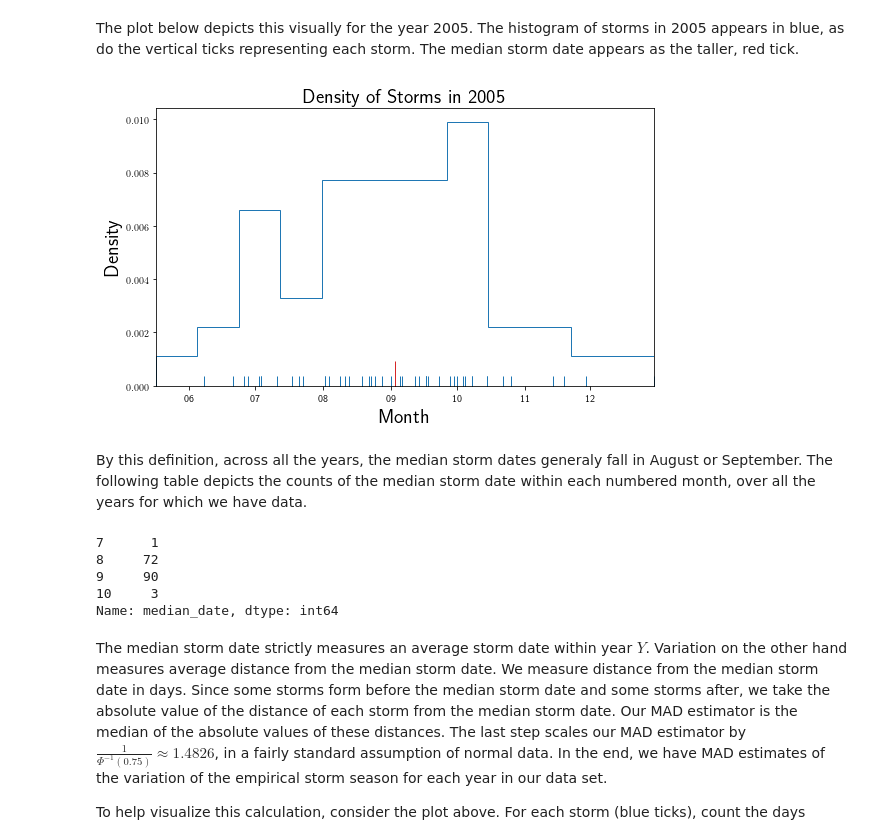
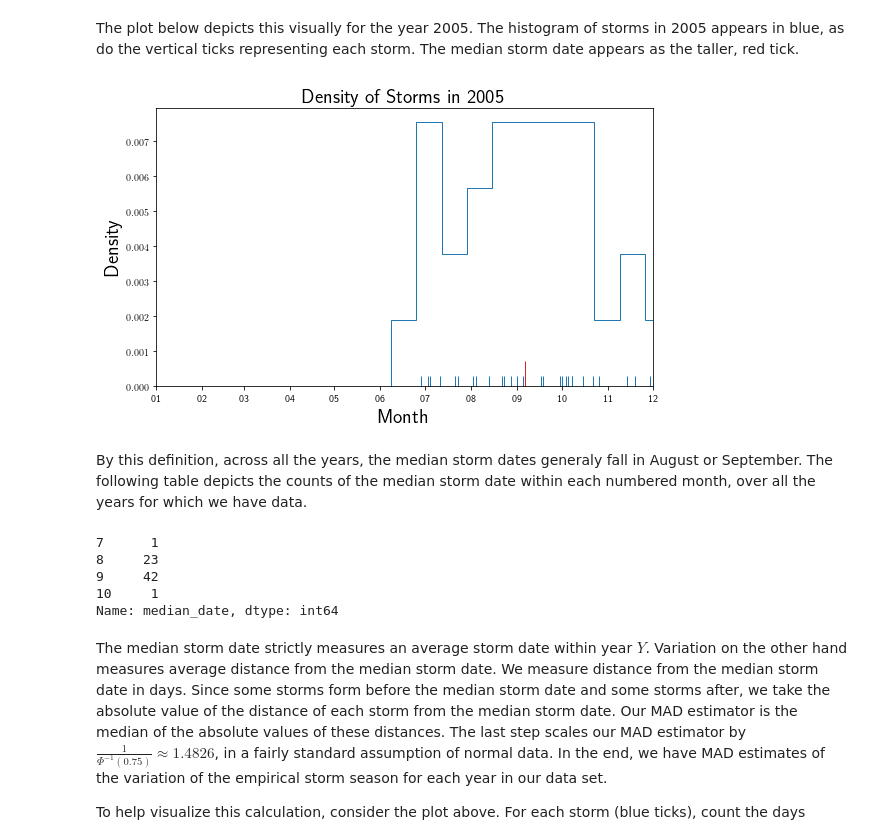
Before and after one commit to roualdes/stormevents, a Jupyter notebook: stormevents.ipynb, the cells around one changed output. Cells and saved outputs as stored; diff of their text form; code cells hidden in the pictures.

```diff
--- a/stormevents.ipynb
+++ b/stormevents.ipynb
@@ -61,11 +57,13 @@ To properly work with dates in Python, we convert dates, from the format YYYMMDD
 df['date'] = pd.to_datetime(df['date'], format='%Y%m%d')
 df.drop_duplicates('name', inplace=True) # don't double count storms
 df['year'] = df.date.dt.year
+df = df.loc[df['year'] >= 1950]
 df['month'] = df.date.dt.month
 df['cnum_dates'] = mdates.date2num([datetime.datetime(2018, d.month, d.day)
                          for _, d in df['date'].dropna().iteritems()])
 df['num_dates'] = mdates.date2num([datetime.datetime(d.year, d.month, d.day)
                          for _, d in df['date'].iteritems()])
-df.head()
+Adf = df.loc[df['name'].str.contains('^AL')].copy() # Atlantic, for now
+Adf.head()
 # %% [output]
 |  | date | time | record_identifier | intensity_rating | name | year | month | cnum_dates | ... |
@@ -140,37 +137,37 @@ In an effort to answer Dean Hassenzahl's question, we attempt to measure the var
 
 To measure the variation of the emprical storm season over time, first consider a year $Y$.  In year $Y$, there will be a handful of storms that occur at different times.  Recall, we converted dates to numbers as per the discussion above in Section Data Preparation.  Define the median storm date as the date corresponding to the median of the numbers that represent the storms' dates.
 # %%
-df['median'] = df.groupby('year')['num_dates'].transform(lambda x: x.median())
-df['median_date'] = mdates.num2date(df['median'])
+Adf['median'] = Adf.groupby('year')['num_dates'].transform(lambda x: x.median())
+Adf['median_date'] = mdates.num2date(Adf['median'])
 # %% [markdown]
 The plot below depicts this visually for the year 2005.  The histogram of storms in 2005 appears in blue, as do the vertical ticks representing each storm.  The median storm date appears as the taller, red tick.
 <a id='2005_density'></a>
 # %%
 idx_2005 = df['year'] == 2005
 fig, ax = plt.subplots(1, 1, figsize=(8, 5))
 ax.cla()
-bp.histogram(df['num_dates'].loc[idx_2005], bins=365//30)
-bp.rug(df['num_dates'].loc[idx_2005].values, markersize=20)
-bp.rug(df['median'].loc[idx_2005].values[:1], markersize=50, color='tab:red')
+bp.histogram(Adf['num_dates'].loc[idx_2005], bins=365//30)
+bp.rug(Adf['num_dates'].loc[idx_2005].values, markersize=20)
+bp.rug(Adf['median'].loc[idx_2005].values[:1], markersize=50, color='tab:red')
 plt.xlabel('Month', fontsize=20)
 plt.ylabel('Density', fontsize=20)
 plt.title('Density of Storms in 2005', fontsize=20)
-ax.set_xlim([df['num_dates'].loc[idx_2005].min(),
-             df['num_dates'].loc[idx_2005].max()])
+ax.set_xlim([datetime.datetime(2005, 1, 1),
+             datetime.datetime(2005, 12, 1)])
 ax.xaxis.set_major_locator(mdates.AutoDateLocator())
 ax.xaxis.set_major_formatter(mdates.DateFormatter('%m'))
 plt.tight_layout()
 # %% [output]
-[figure, old version]
+[figure, new version]
 # %% [markdown]
 By this definition, across all the years, the median storm dates generaly fall in August or September.  The following table depicts the counts of the median storm date within each numbered month, over all the years for which we have data.
 # %%
-df.drop_duplicates('year', inplace=False)['median_date'].dt.month.value_counts().sort_index()
+Adf.drop_duplicates('year', inplace=False)['median_date'].dt.month.value_counts().sort_index()
 # %% [output]
 7      1
-8     72
-9     90
-10     3
+8     23
+9     42
+10     1
 Name: median_date, dtype: int64
 # %% [markdown]
 The median storm date strictly measures an average storm date within year $Y$. Variation on the other hand measures average distance from the median storm date.  We measure distance from the median storm date in days.  Since some storms form before the median storm date and some storms after, we take the absolute value of the distance of each storm from the median storm date. Our MAD estimator is the median of the absolute values of these distances.  The last step scales our MAD estimator by $\frac{1}{\Phi^{-1}(0.75)} \approx 1.4826$, in a fairly standard assumption of normal data.  In the end, we have MAD estimates of the variation of the empirical storm season for each year in our data set.
```
Also changed, not shown: parts of 81 cells of this notebook, 1 other file.
